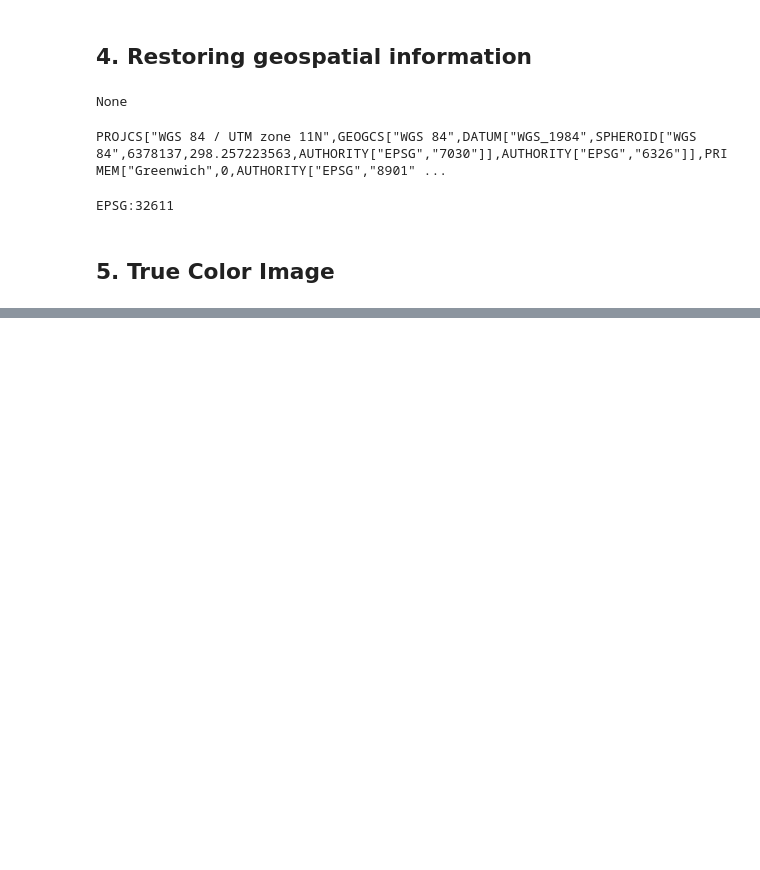
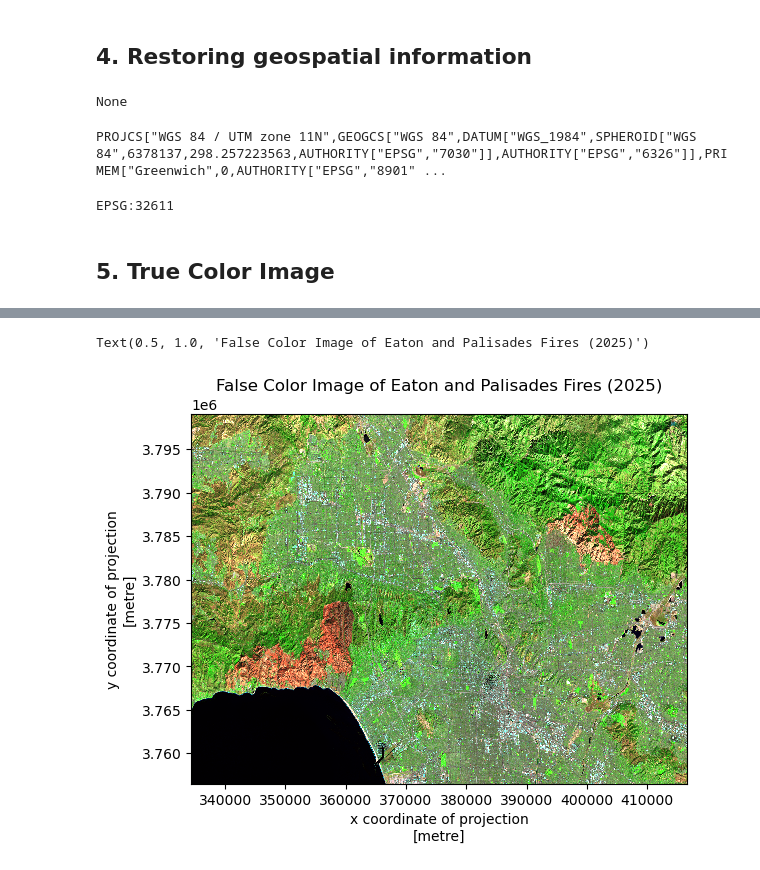
Before and after one commit to oregel714/eds220-hwk4, a Jupyter notebook: hwk4-task2-false-color.ipynb, the cells around one changed output, grey strips where cells are left out. Saved outputs shown, nothing was run; the diff lists cells and outputs as text; code cells hidden in the pictures; blank space fills up the shorter version.

```diff
--- a/hwk4-task2-false-color.ipynb
+++ b/hwk4-task2-false-color.ipynb
@@ -110,0 +124,10 @@ array([[[10242.,  9886., 10142., ...,  8478.,  9179.,  9088.],
+# %%
+# Plot false color image using shortwave infrared, near-infrared, and red
+fig, ax = plt.subplots()
+
+landsat[['swir22', 'nir08', 'red']].to_dataarray().plot.imshow(ax = ax, robust = True)
+
+plt.title('False Color Image of Eaton and Palisades Fires (2025)')
+# %% [output]
+Text(0.5, 1.0, 'False Color Image of Eaton and Palisades Fires (2025)')
+[figure, added]
```
Also changed, not shown: parts of 12 cells of this notebook.
